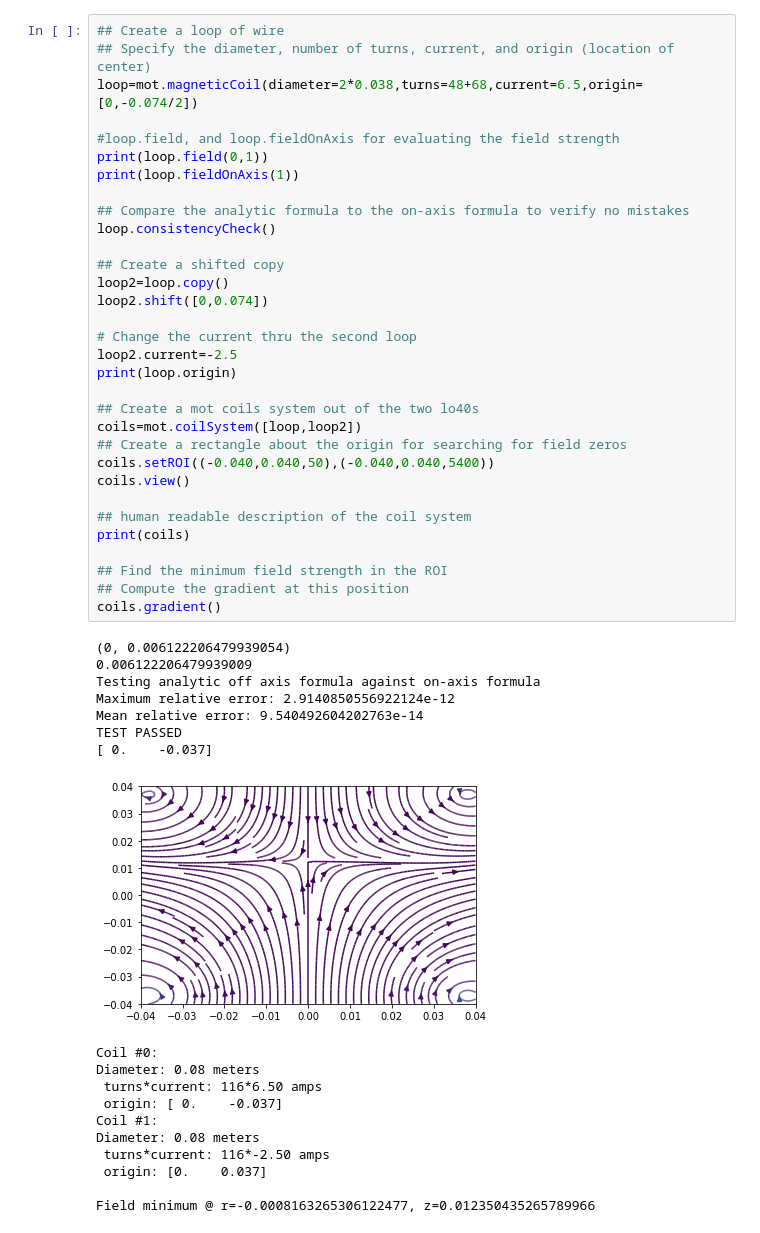
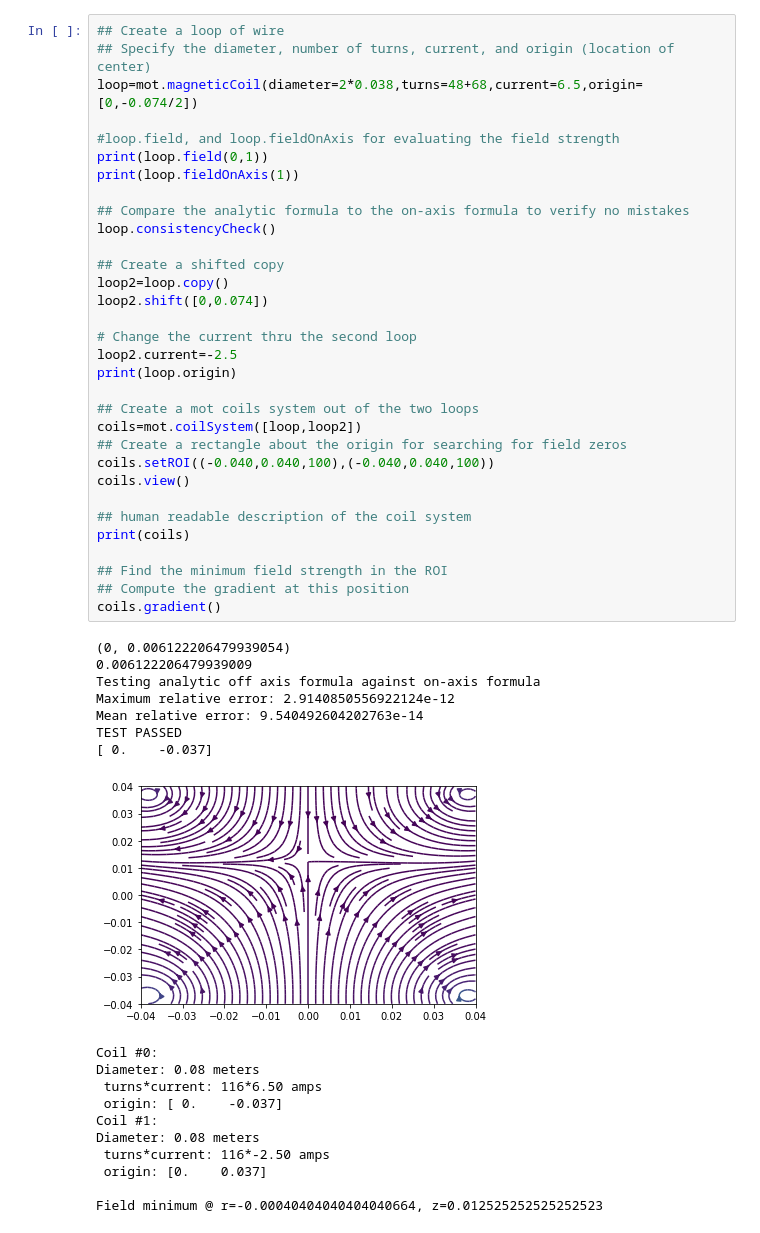
Before and after one commit to matterwaves/atomic_py, a Jupyter notebook: mot-class-tests.ipynb, the cells around one changed output. Drawn from its saved outputs; the diff is of its cells as text.

```diff
--- a/mot-class-tests.ipynb
+++ b/mot-class-tests.ipynb
@@ -13,36 +15,36 @@ print(loop.fieldOnAxis(1))
 
 ## Compare the analytic formula to the on-axis formula to verify no mistakes
 loop.consistencyCheck()
 
 ## Create a shifted copy
 loop2=loop.copy()
 loop2.shift([0,0.074])
 
 # Change the current thru the second loop
 loop2.current=-2.5
 print(loop.origin)
 
-## Create a mot coils system out of the two lo40s
+## Create a mot coils system out of the two loops
 coils=mot.coilSystem([loop,loop2])
 ## Create a rectangle about the origin for searching for field zeros
-coils.setROI((-0.040,0.040,50),(-0.040,0.040,5400))
+coils.setROI((-0.040,0.040,100),(-0.040,0.040,100))
 coils.view()
 
 ## human readable description of the coil system
 print(coils)
 
 ## Find the minimum field strength in the ROI
 ## Compute the gradient at this position
 coils.gradient()
 # %% [output]
 (0, 0.006122206479939054)
 0.006122206479939009
 Testing analytic off axis formula against on-axis formula
 Maximum relative error: 2.9140850556922124e-12
 Mean relative error: 9.540492604202763e-14
 TEST PASSED
 [ 0.    -0.037]
-[figure, old version]
+[figure, new version]
 Coil #0:
 Diameter: 0.08 meters
  turns*current: 116*6.50 amps
@@ -52,4 +54,4 @@ Diameter: 0.08 meters
  turns*current: 116*-2.50 amps
  origin: [0.    0.037]
 
-Field minimum @ r=-0.0008163265306122477, z=0.012350435265789966
+Field minimum @ r=-0.00040404040404040664, z=0.012525252525252523
```
Also changed, not shown: parts of 9 cells of this notebook, 1 other file.
